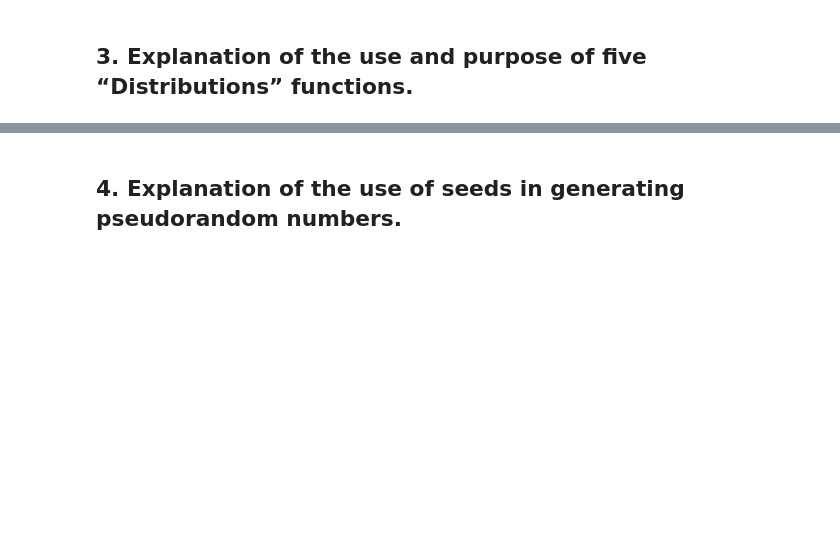
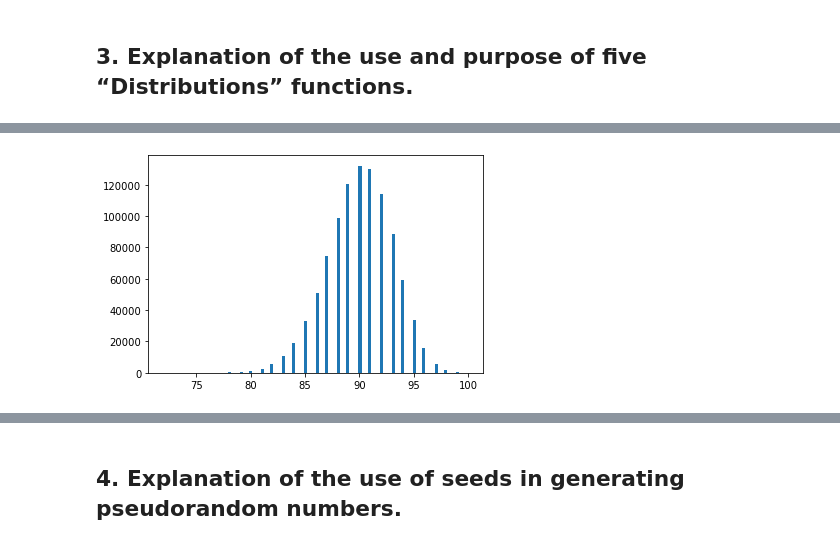
Before and after one commit to declanohara123/numpy-random, a Jupyter notebook: Numpy-Random Investigation.ipynb, the cells around one changed output, grey strips where cells are left out. Cells and saved outputs as stored; diff of their text form; code cells hidden in the pictures; blank space fills up the shorter version.

```diff
--- a/Numpy-Random Investigation.ipynb
+++ b/Numpy-Random Investigation.ipynb
@@ -201,0 +255,6 @@ The simple random data functions are capable of creating data wheteher in large
+# %%
+x = rng.binomial(100, 0.9, 1000000)
+plt.hist(x, bins=100)
+plt.show()
+# %% [output]
+[figure, added]
```
Also changed, not shown: parts of 92 cells of this notebook.
